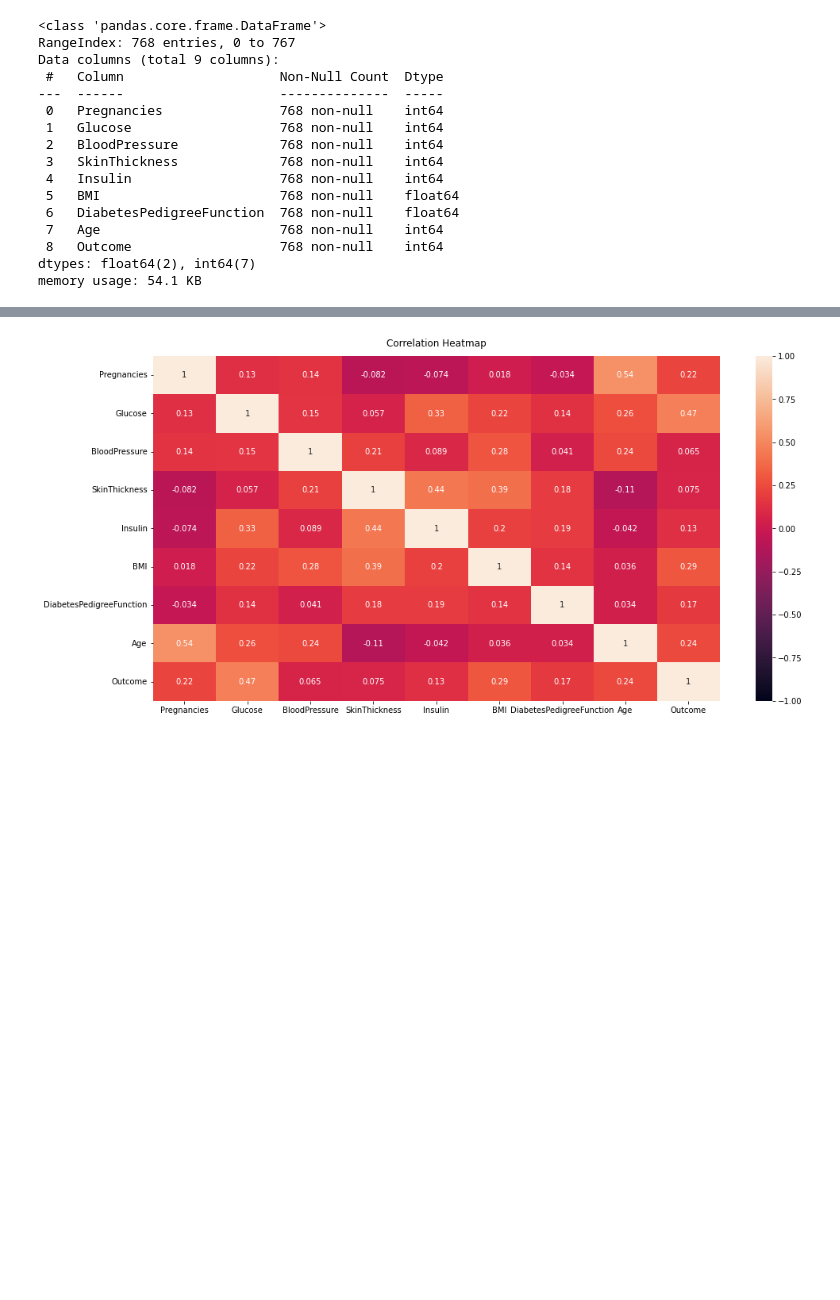
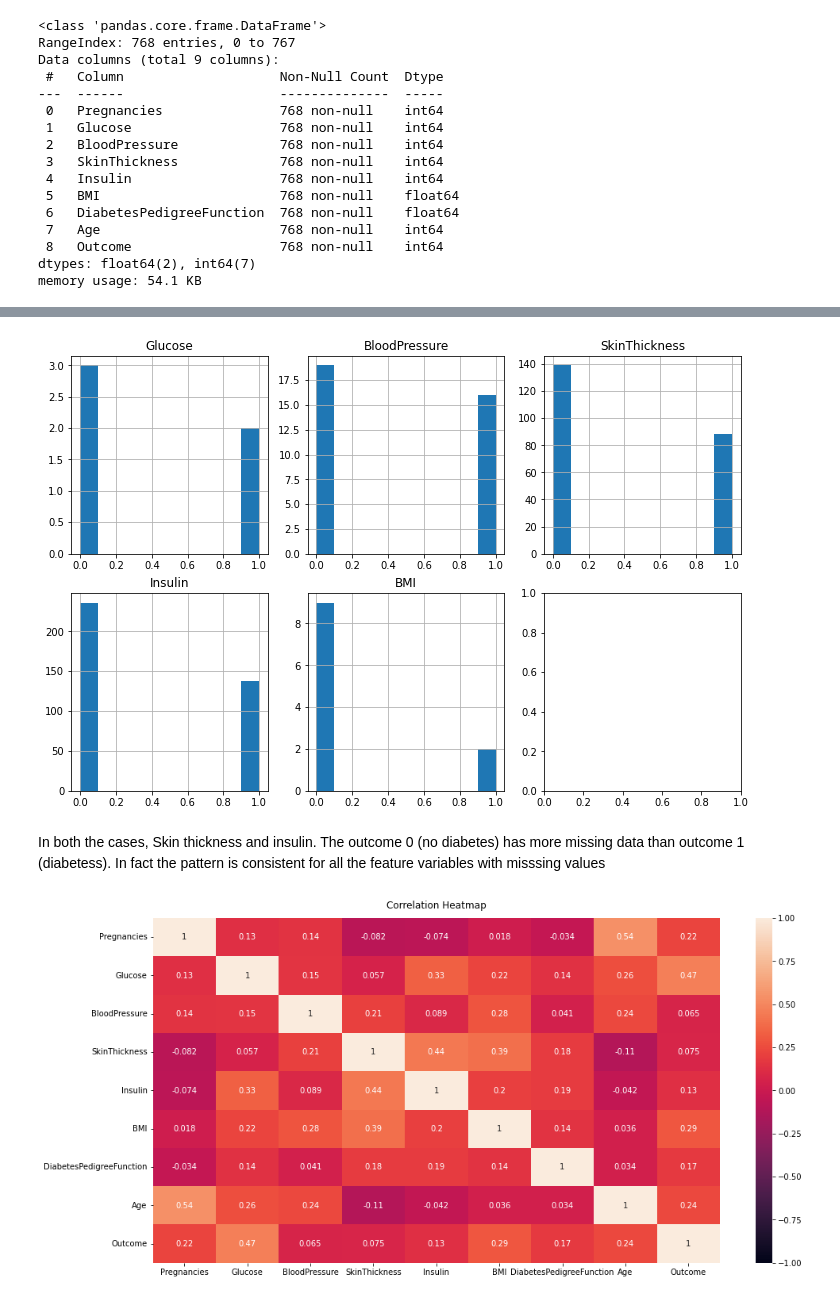
Before and after one commit to Aman0phy/Pima_Diabetes, a Jupyter notebook: diabetes-eda-prediction.ipynb, the cells around one changed output, grey strips where cells are left out. Drawn from its saved outputs; the diff is of its cells as text; code cells hidden in the pictures; blank space fills up the shorter version.

Commit message:
Kaggle Notebook | Diabetes_EDA_prediction | Version 2

```diff
--- a/diabetes-eda-prediction.ipynb
+++ b/diabetes-eda-prediction.ipynb
@@ -104,5 +84,2 @@ def plot_hist(df,feature,axis_name):
     plt.xlabel(axis_name)
     plt.show()
-# %%
-for i in df.columns:
-    plot_hist(df,i,i)
@@ -118,0 +107,6 @@ for i in df.columns:
+# %%
+# making a list of columns with missing values
+ms_col = ['Glucose','BloodPressure','SkinThickness','Insulin','BMI']
+print(f"{'feature name': <15}{'Missing Values':<20}{'% missing values':<10}")
+for i in ms_col:
+    print(f"{i: <15}{(df[i]==0).sum():<20}{(((df[i]==0).sum())*100)/df.shape[0]: .2f}")
@@ -119,3 +127,15 @@ for i in df.columns:
+# %%
+fig,ax = plt.subplots(2,3,figsize=(12,8))
+ax = ax.ravel()
+j =0
+for i in ms_col:
+    df[df[i]==0]['Outcome'].hist(ax=ax[j])
+    ax[j].set_title(i)
+    j=j+1
+# %% [output]
+[figure, added]
+# %% [markdown]
+In both the cases, Skin thickness and insulin. The outcome 0 (no diabetes) has more missing data than outcome 1 (diabetess). In fact the pattern is consistent for all the feature variables with misssing values
 # %%
 plt.figure(figsize=(16, 8))
 heatmap = sns.heatmap(df.corr(), vmin=-1, vmax=1, annot=True)
```
Also changed, not shown: parts of 13 cells of this notebook.
